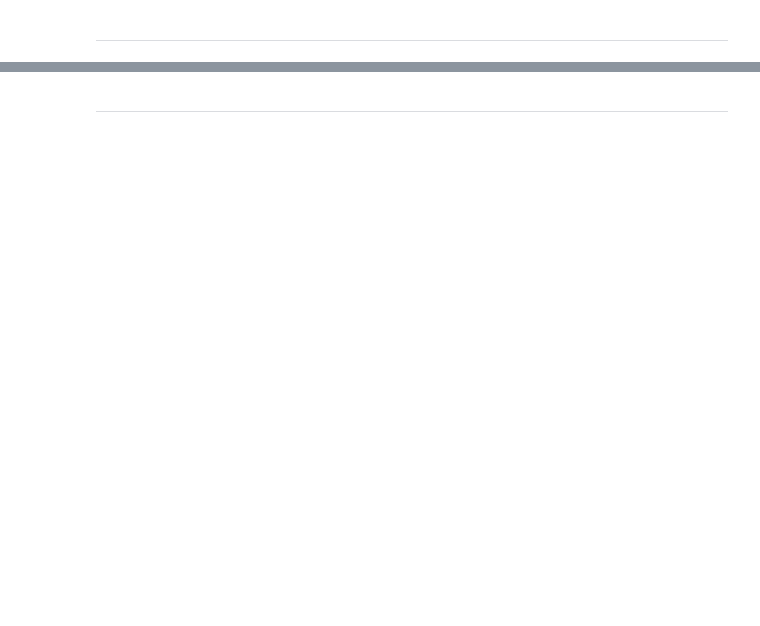
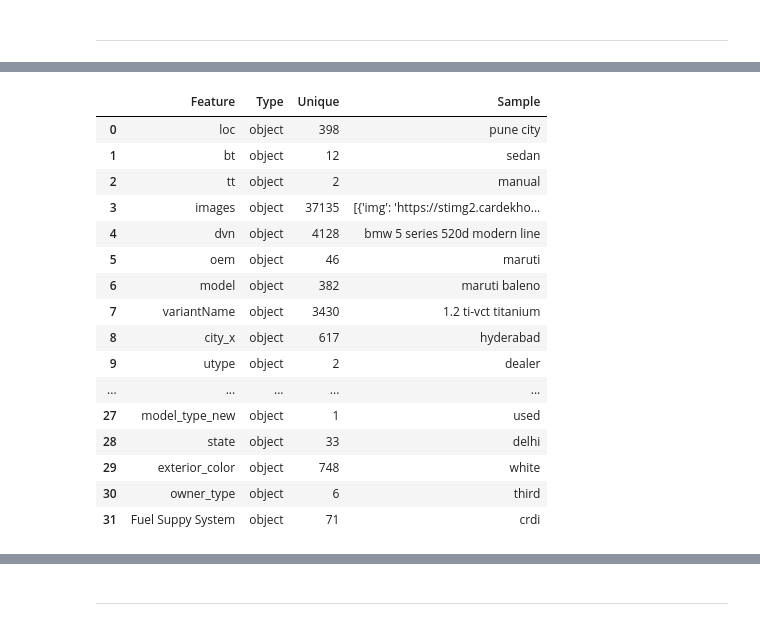
Before and after one commit to chats-bug/Priceless-Wheels, a Jupyter notebook: notebooks/data_cleaning.ipynb, the cells around one changed output, grey strips where cells are left out. Drawn from its saved outputs; the diff is of its cells as text; code cells hidden in the pictures; blank space fills up the shorter version.

```diff
--- a/notebooks/data_cleaning.ipynb
+++ b/notebooks/data_cleaning.ipynb
@@ -45,0 +40,8 @@ df.head()
+# %%
+# The data can be found on kaggle link: https://www.kaggle.com/datasets/sukritchatterjee/used-cars-dataset-cardekho
+
+file_path = "/kaggle/input/used-cars-dataset-cardekho/cars_details_merges.csv"
+df = pd.read_csv(file_path, index_col="usedCarSkuId")
+
+# sanity check
+df.head()
@@ -282,2 +281,5 @@ cars_df2 = cars_df.copy()
+# %%
+# Make a copy of the original dataframe so that we can roll back to it anytime.
+cars_df = df2.copy()
 # %% [markdown]
 ---
@@ -307,0 +349,45 @@ We are now left with 54 columns. Let's look at the next feature.
+# %%
+# Apply the changes
+temp_arr = []
+
+for col in columns_to_keep_str:
+    cars_df[col] = cars_df[col].astype(str).str.strip().str.lower()
+
+    # Print a nice sample
+    while (True):
+        found = 0
+        vals = [v for v in cars_df[col].sample(100)]
+        for val in vals:
+            if val is not None:
+                found = 1
+                vals = val
+                break
+
+        if found == 1:
+            temp_arr.append({
+                "Feature" : col,
+                "Type": f'{cars_df[col].dtype}',
+                "Unique": cars_df[col].nunique(),
+                "Sample": vals
+            })
+            break
+
+pd.DataFrame(temp_arr)
+# %% [output]
+|  | Feature | Type | Unique | Sample |
+| 0 | loc | object | 398 | pune city |
+| 1 | bt | object | 12 | sedan |
+| 2 | tt | object | 2 | manual |
+| 3 | images | object | 37135 | [{'img': 'https://stimg2.cardekho... |
+| 4 | dvn | object | 4128 | bmw 5 series 520d modern line |
+| 5 | oem | object | 46 | maruti |
+| 6 | model | object | 382 | maruti baleno |
+| 7 | variantName | object | 3430 | 1.2 ti-vct titanium |
+| 8 | city_x | object | 617 | hyderabad |
+| 9 | utype | object | 2 | dealer |
+| ... | ... | ... | ... | ... |
+| 27 | model_type_new | object | 1 | used |
+| 28 | state | object | 33 | delhi |
+| 29 | exterior_color | object | 748 | white |
+| 30 | owner_type | object | 6 | third |
+| 31 | Fuel Suppy System | object | 71 | crdi |
```
Also changed, not shown: parts of 65 cells of this notebook.
